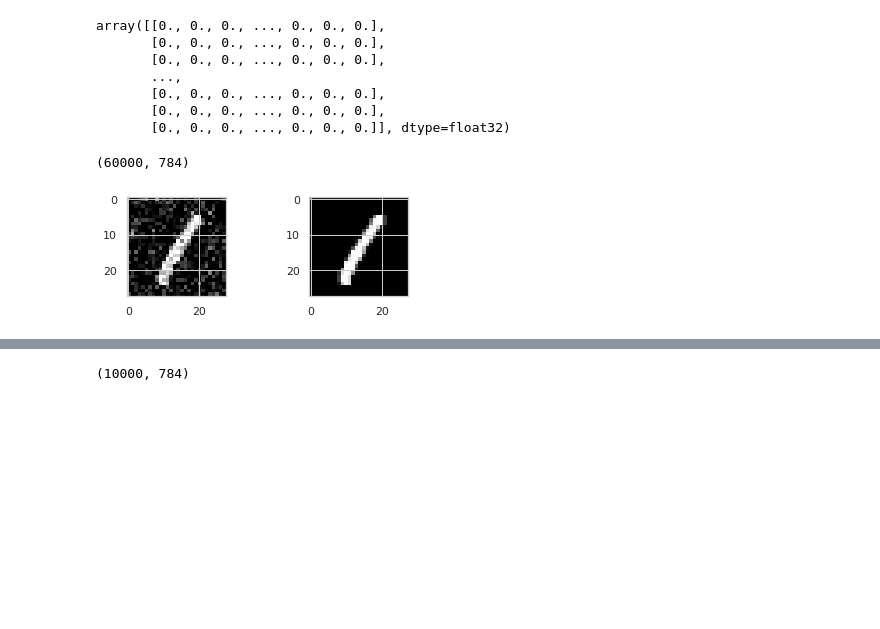
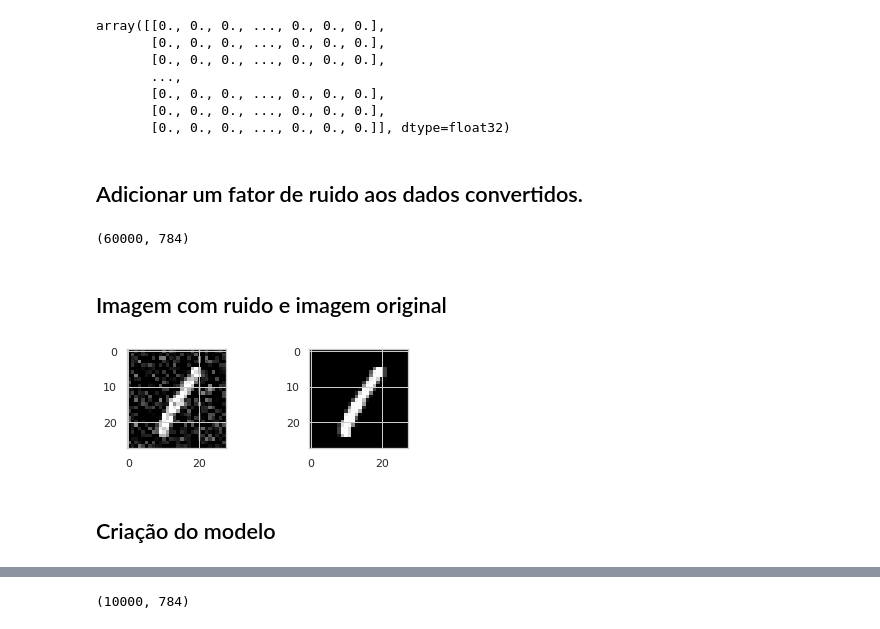
Before and after one commit to silviolima07/autoencoders, a Jupyter notebook: Autoencoder.ipynb, the cells around one changed output, grey strips where cells are left out. Cells and saved outputs as stored; diff of their text form; code cells hidden in the pictures; blank space fills up the shorter version.

```diff
--- a/Autoencoder.ipynb
+++ b/Autoencoder.ipynb
@@ -473,28 +492,34 @@ array([[0., 0., 0., ..., 0., 0., 0.],
        [0., 0., 0., ..., 0., 0., 0.],
        [0., 0., 0., ..., 0., 0., 0.],
        [0., 0., 0., ..., 0., 0., 0.]], dtype=float32)
+# %% [markdown]
+## Adicionar um fator de ruido aos dados convertidos.
 # %%
 noise_factor = 0.2
-x_train_noisy = X_train + noise_factor * numpy.random.normal(loc=0.0, scale=1.0, size=X_train.shape)
-x_test_noisy = X_test + noise_factor * numpy.random.normal(loc=0.0, scale=1.0, size=X_test.shape)
-x_train_noisy = numpy.clip(x_train_noisy, 0., 1.)
-x_test_noisy = numpy.clip(x_test_noisy, 0., 1.)
+x_train_noisy = X_train + noise_factor * np.random.normal(loc=0.0, scale=1.0, size=X_train.shape)
+x_test_noisy = X_test + noise_factor * np.random.normal(loc=0.0, scale=1.0, size=X_test.shape)
+x_train_noisy = np.clip(x_train_noisy, 0., 1.)
+x_test_noisy = np.clip(x_test_noisy, 0., 1.)
 # %%
 x_train_noisy.shape
 # %% [output]
 (60000, 784)
+# %% [markdown]
+## Imagem com ruido e imagem original
 # %%
 
-noisy = numpy.reshape(x_train_noisy, (60000,28,28)) *255
+noisy = np.reshape(x_train_noisy, (60000,28,28)) *255
 plt.subplot(221)
 plt.imshow(noisy[3], cmap=plt.get_cmap('gray'))
 plt.subplot(222)
-normal = numpy.reshape(X_train, (60000,28,28)) *255
+normal = np.reshape(X_train, (60000,28,28)) *255
 plt.imshow(normal[3], cmap=plt.get_cmap('gray'))
 # show the plot
 plt.show()
 # %% [output]
-[figure, old version]
+[figure, new version]
+# %% [markdown]
+## Criação do modelo
 # %%
 # create model
 model = Sequential()
```
Also changed, not shown: parts of 77 cells of this notebook.
